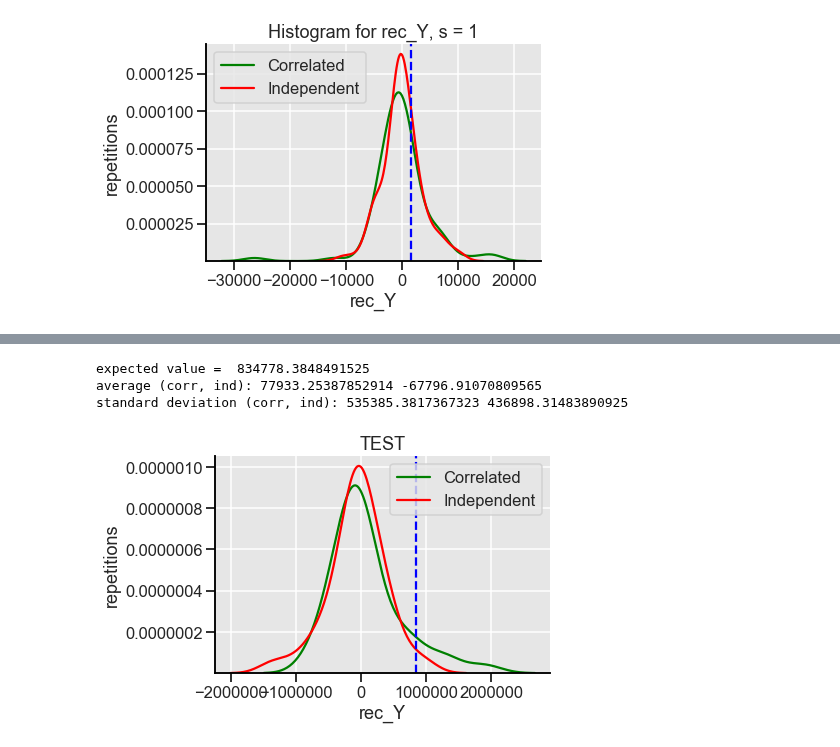
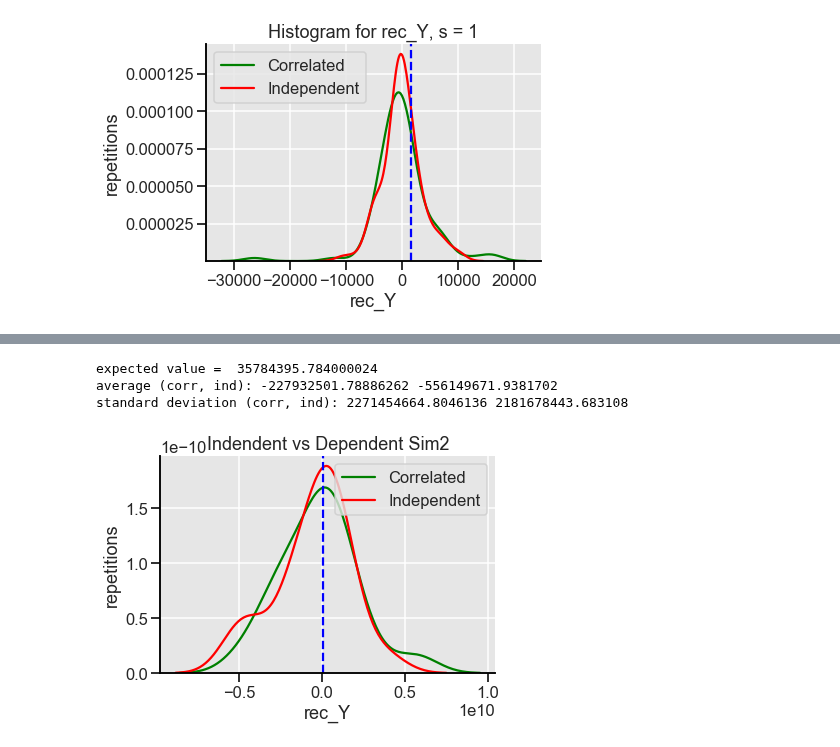
Before and after one commit to louishu17/tree_color_coding_task, a Jupyter notebook: Jupyter Vizualizations/sim2_viz.ipynb, the cells around one changed output, grey strips where cells are left out. Saved outputs shown, nothing was run; the diff lists cells and outputs as text; code cells hidden in the pictures.

```diff
--- a/Jupyter Vizualizations/sim2_viz.ipynb
+++ b/Jupyter Vizualizations/sim2_viz.ipynb
@@ -234,27 +234,24 @@ standard deviation (corr, ind): 578614958.1542993 924652434.0070877
-# %%
-#TEST
-# A histogram for rec_Y values
-# m = 40, n = 1000, K = 3, p = 0.1
-# s = 0.8
-exp = 834778.3848491525
-rec_Y_corr = [637534.9516800165, 28482.555755516696, -225985.82681599972, -17874.505727997992, 395462.94399999466, -202575.59004671895, 800645.8490880111, -582659.1447039946, -298754.8478463886, 1889336.5708800142, -128394.05173758774, -4335.031019519286, 1283153.773824004, -39075.26246400134, -105318.96463872324, -212408.68825599886, 44720.95211519951, 158706.13158399664, 154621.31632639997, 1266818.4522239964, 102854.43196928507, -338910.2702591942, 33734.49981440154, 648144.6643814322, -279419.88441600004, 151048.72256000247, -21451.47863040171, 796829.9012505559, -712401.9980492784, -432028.18022399425, -350654.43840000546, 95849.53164800318, -718292.1574400028, -68523.51308800465, -192802.42522113884, -305488.51443199575, -53646.121144321456, -355239.46615807916, -95514.26547199213, 371139.53223167435]
-sns.kdeplot(rec_Y_corr, color='green', label='Correlated')
-rec_Y_ind = [7001.327513600453, 975368.3185049578, -72950.49717759668, 734868.5786111868, -185912.260351999, -1372932.6829363192, -43247.305420796205, -415691.7965465621, 83868.01323520226, -190917.00748799185, 281555.1764991942, -66617.69294336205, 189981.52281599623, 381082.65315839666, -475696.39039999916, 82127.88121599756, 1748.937344000722, -719133.1633663999, 112762.59635200082, -109987.66491647408, -343892.7769599986, 478779.75756800285, -741651.6646399928, 390584.9503999912, 130861.95595776018, -120578.14393855819, -190317.74079999622, -229443.7017599884, -173761.05594879962, 379784.36828160007, -367818.5677823991, 29232.677519361154, 135518.4972492857, -571733.7471999985, -88335.10553599914, -18790.25020928397, 436605.8751999887, -1030524.9568358345, 162465.31200000562, -176140.65459200612]
-sns.kdeplot(rec_Y_ind, color='red', label="Independent").set(xlabel = 'rec_Y', ylabel = 'repetitions', title = 'TEST')
-plt.legend()
-plt.axvline(exp, 0,1, color='blue', linestyle = '--')
-avg_corr = sum(rec_Y_corr) / len(rec_Y_corr)
-avg_ind = sum(rec_Y_ind) / len(rec_Y_ind)
-std_corr = np.std(rec_Y_corr)
-std_ind = np.std(rec_Y_ind)
-sns.set_style("darkgrid", {'ytick.left' : True, 'xtick.bottom': True, 'axes.spines.left': True, 'grid.color': '1', 'axes.edgecolor': '0', 'axes.spines.right': False, "axes.facecolor": ".9"})
-sns.set_context("talk")
-sns.despine(right = True, top=True)
-print('expected value = ', exp)
-print('average (corr, ind):', avg_corr, avg_ind)
-print('standard deviation (corr, ind):', std_corr, std_ind)
-# %% [output]
-expected value =  834778.3848491525
-average (corr, ind): 77933.25387852914 -67796.91070809565
-standard deviation (corr, ind): 535385.3817367323 436898.31483890925
-[figure, removed]
+# %%
+# m = 20 n = 1000 K = 3 p = 0.5 s = 0.8
+exp = 35784395.784000024
+rec_Y_corr = [-402679367.09185684, 1409585577.7633293, -2685032796.8624554, 609954912.3865662, 867907118.6879991, 379463460.37682337, 2803111875.609583, 294979138.0659034, 5684675969.708156, 1054404844.3731176, -504059299.5833522, -3114216548.927969, 419914951.7849598, -1082026766.467189, -1989258710.377233, -1649230986.8735843, -578889391.0924811, -2960196916.551036, -4744207617.772793, 1627150517.0662618]
+sns.kdeplot(rec_Y_corr, color='green', label='Correlated')
+rec_Y_ind = [1083150403.983234, 1172961743.196683, -448880587.9616132, -2112919695.6416097, -48315118.46400884, -1586761981.6972666, 1651939009.62278, -4705016657.12763, -1882408259.078427, 312225599.27553016, 127805053.22880681, 3802858825.247995, 696886822.5823969, 388741105.9705426, -473896304.279047, 890272933.7663944, -4271331563.159066, -1321249515.5084379, 745000300.8358376, -5144055553.556495]
+sns.kdeplot(rec_Y_ind, color='red', label="Independent").set(xlabel = 'rec_Y', ylabel = 'repetitions', title = 'Indendent vs Dependent Sim2')
+plt.legend()
+plt.axvline(exp, 0,1, color='blue', linestyle = '--')
+avg_corr = sum(rec_Y_corr) / len(rec_Y_corr)
+avg_ind = sum(rec_Y_ind) / len(rec_Y_ind)
+std_corr = np.std(rec_Y_corr)
+std_ind = np.std(rec_Y_ind)
+sns.set_style("darkgrid", {'ytick.left' : True, 'xtick.bottom': True, 'axes.spines.left': True, 'grid.color': '1', 'axes.edgecolor': '0', 'axes.spines.right': False, "axes.facecolor": ".9"})
+sns.set_context("talk")
+sns.despine(right = True, top=True)
+print('expected value = ', exp)
+print('average (corr, ind):', avg_corr, avg_ind)
+print('standard deviation (corr, ind):', std_corr, std_ind)
+# %% [output]
+expected value =  35784395.784000024
+average (corr, ind): -227932501.78886262 -556149671.9381702
+standard deviation (corr, ind): 2271454664.8046136 2181678443.683108
+[figure, added]
```
Also changed, not shown: parts of 1 cell of this notebook, 2 other files.
